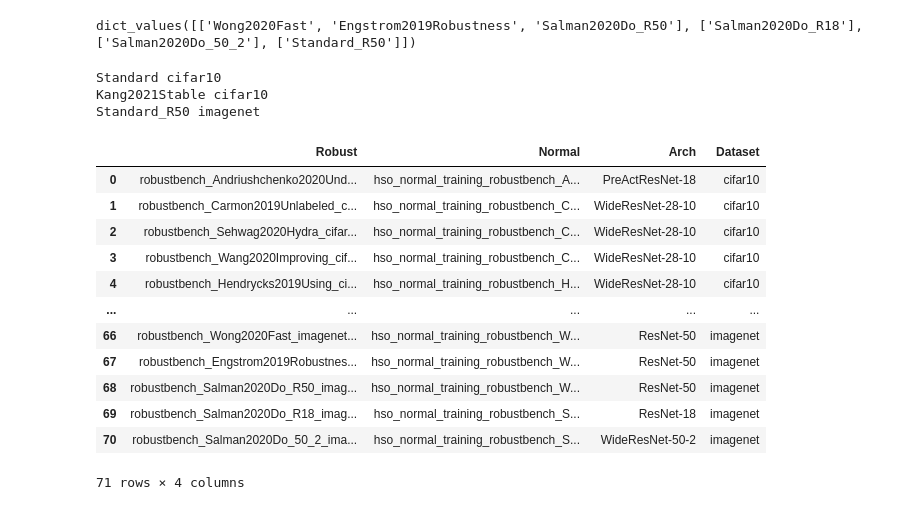
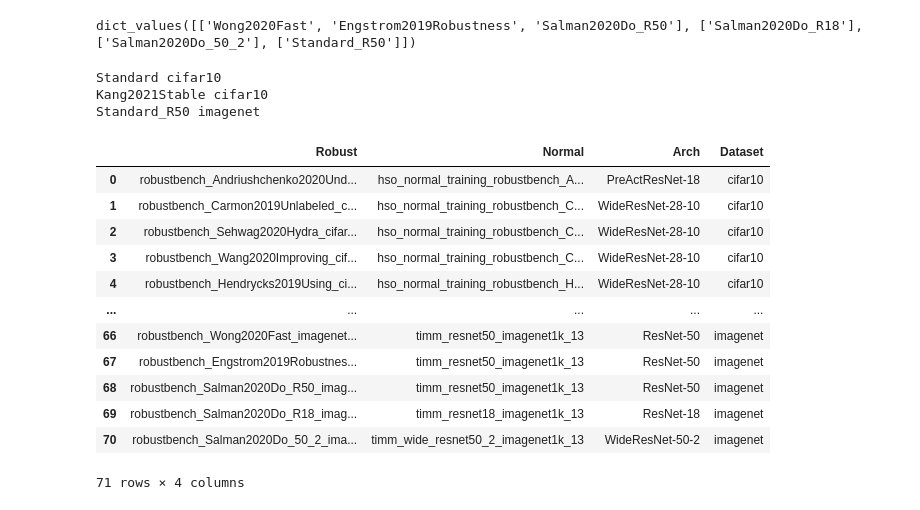
Before and after one commit to paulgavrikov/cvpr22w_RobustnessThroughTheLens, a Jupyter notebook: model_stats.ipynb, the cells around one changed output. Saved outputs shown, nothing was run; the diff lists cells and outputs as text; code cells hidden in the pictures.

Commit message:
changing imagenet pairs and more stats

```diff
--- a/model_stats.ipynb
+++ b/model_stats.ipynb
@@ -115,37 +155,43 @@ dict_values([['Wong2020Fast', 'Engstrom2019Robustness', 'Salman2020Do_R50'], ['S
 pairings = []
 for dataset in BenchmarkDataset:
     for paper, info_dict in all_models[dataset][ThreatModel.Linf].items():
         robust_model = df_meta[(df_meta.Network == paper) & (df_meta["Training-Dataset"] == dataset.value) & (df_meta.Robust)].Name.unique()
 
         if len(robust_model) < 1:
             print(paper, dataset.value)
             continue
 
         for pairs in paper_dict[dataset.value].values():
             if paper in pairs:
                 counter_parts = pairs
 
-        normal_model = df_meta[(df_meta.Network.isin(counter_parts)) & (df_meta["Training-Dataset"] == dataset.value) & (~df_meta.Robust)].Name.unique()
         backbone = df_meta[(df_meta.Network.isin(counter_parts)) & (df_meta["Training-Dataset"] == dataset.value)].Backbone.unique()
+
+        if dataset.value != "imagenet":
+            normal_model = df_meta[(df_meta.Network.isin(counter_parts)) & (df_meta["Training-Dataset"] == dataset.value) & (~df_meta.Robust)].Name.unique()
+        else:  # our imagenet models didnt train well, so let's use the ones from timm
+            normal_model = df_meta[df_meta.Name.str.contains("timm_") & (df_meta.Backbone == backbone[0])].Name.unique()
+
+
         pairings.append((robust_model[0], normal_model[0], backbone[0], dataset.value))
 
 df = pd.DataFrame(pairings, columns=["Robust", "Normal", "Arch", "Dataset"])
 df.to_csv("robust_vs_normal_pairings.csv")
 df
 # %% [output]
 Standard cifar10
 Kang2021Stable cifar10
 Standard_R50 imagenet
 |  | Robust | Normal | Arch | Dataset |
 | 0 | robustbench_Andriushchenko2020Und... | hso_normal_training_robustbench_A... | PreActResNet-18 | cifar10 |
 | 1 | robustbench_Carmon2019Unlabeled_c... | hso_normal_training_robustbench_C... | WideResNet-28-10 | cifar10 |
 | 2 | robustbench_Sehwag2020Hydra_cifar... | hso_normal_training_robustbench_C... | WideResNet-28-10 | cifar10 |
 | 3 | robustbench_Wang2020Improving_cif... | hso_normal_training_robustbench_C... | WideResNet-28-10 | cifar10 |
 | 4 | robustbench_Hendrycks2019Using_ci... | hso_normal_training_robustbench_H... | WideResNet-28-10 | cifar10 |
 | ... | ... | ... | ... | ... |
-| 66 | robustbench_Wong2020Fast_imagenet... | hso_normal_training_robustbench_W... | ResNet-50 | imagenet |
-| 67 | robustbench_Engstrom2019Robustnes... | hso_normal_training_robustbench_W... | ResNet-50 | imagenet |
-| 68 | robustbench_Salman2020Do_R50_imag... | hso_normal_training_robustbench_W... | ResNet-50 | imagenet |
-| 69 | robustbench_Salman2020Do_R18_imag... | hso_normal_training_robustbench_S... | ResNet-18 | imagenet |
-| 70 | robustbench_Salman2020Do_50_2_ima... | hso_normal_training_robustbench_S... | WideResNet-50-2 | imagenet |
+| 66 | robustbench_Wong2020Fast_imagenet... | timm_resnet50_imagenet1k_13 | ResNet-50 | imagenet |
+| 67 | robustbench_Engstrom2019Robustnes... | timm_resnet50_imagenet1k_13 | ResNet-50 | imagenet |
+| 68 | robustbench_Salman2020Do_R50_imag... | timm_resnet50_imagenet1k_13 | ResNet-50 | imagenet |
+| 69 | robustbench_Salman2020Do_R18_imag... | timm_resnet18_imagenet1k_13 | ResNet-18 | imagenet |
+| 70 | robustbench_Salman2020Do_50_2_ima... | timm_wide_resnet50_2_imagenet1k_13 | WideResNet-50-2 | imagenet |
 71 rows × 4 columns
```
Also changed, not shown: parts of 8 cells of this notebook, 1 other file.
